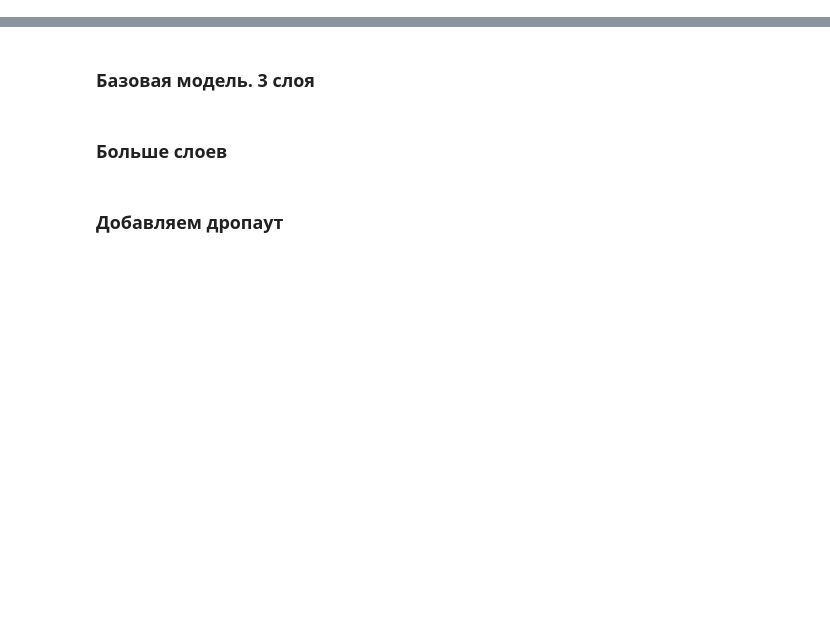
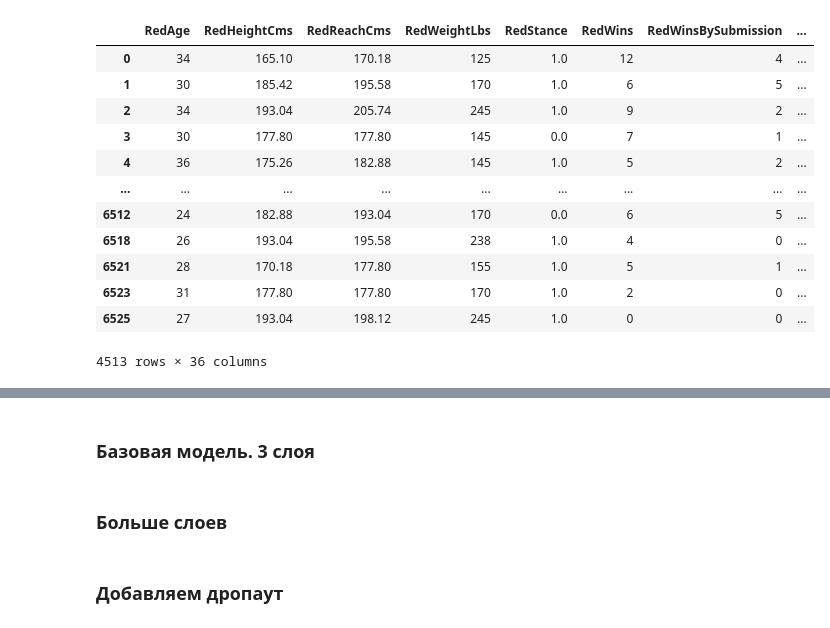
Before and after one commit to IlyaPhil/UFC-predictor, a Jupyter notebook: dl_binary_classifiers.ipynb, the cells around one changed output, grey strips where cells are left out. Cells and saved outputs as stored; diff of their text form; code cells hidden in the pictures; blank space fills up the shorter version.

```diff
--- a/dl_binary_classifiers.ipynb
+++ b/dl_binary_classifiers.ipynb
@@ -31 +26,17 @@ X = data.drop(['Result'], axis=1)
 y = data['Result']
+# %%
+X
+# %% [output]
+|  | RedAge | RedHeightCms | RedReachCms | RedWeightLbs | RedStance | RedWins | RedWinsBySubmission | ... |
+| 0 | 34 | 165.10 | 170.18 | 125 | 1.0 | 12 | 4 | ... |
+| 1 | 30 | 185.42 | 195.58 | 170 | 1.0 | 6 | 5 | ... |
+| 2 | 34 | 193.04 | 205.74 | 245 | 1.0 | 9 | 2 | ... |
+| 3 | 30 | 177.80 | 177.80 | 145 | 0.0 | 7 | 1 | ... |
+| 4 | 36 | 175.26 | 182.88 | 145 | 1.0 | 5 | 2 | ... |
+| ... | ... | ... | ... | ... | ... | ... | ... | ... |
+| 6512 | 24 | 182.88 | 193.04 | 170 | 0.0 | 6 | 5 | ... |
+| 6518 | 26 | 193.04 | 195.58 | 238 | 1.0 | 4 | 0 | ... |
+| 6521 | 28 | 170.18 | 177.80 | 155 | 1.0 | 5 | 1 | ... |
+| 6523 | 31 | 177.80 | 177.80 | 170 | 1.0 | 2 | 0 | ... |
+| 6525 | 27 | 193.04 | 198.12 | 245 | 1.0 | 0 | 0 | ... |
+4513 rows × 36 columns
```
Also changed, not shown: parts of 41 cells of this notebook, 5 other files.
